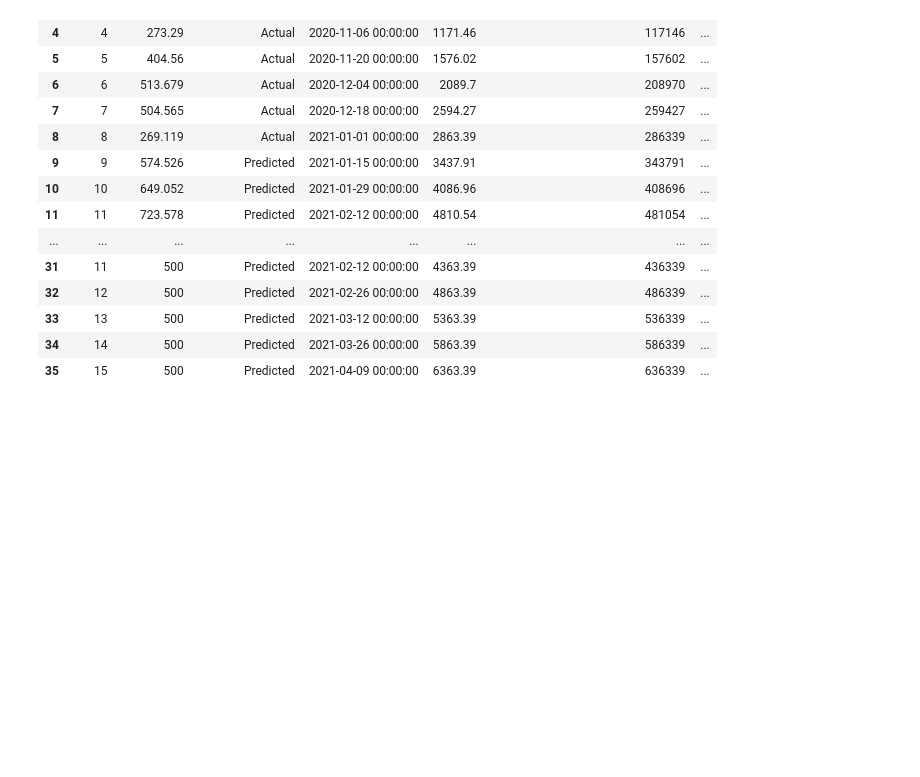
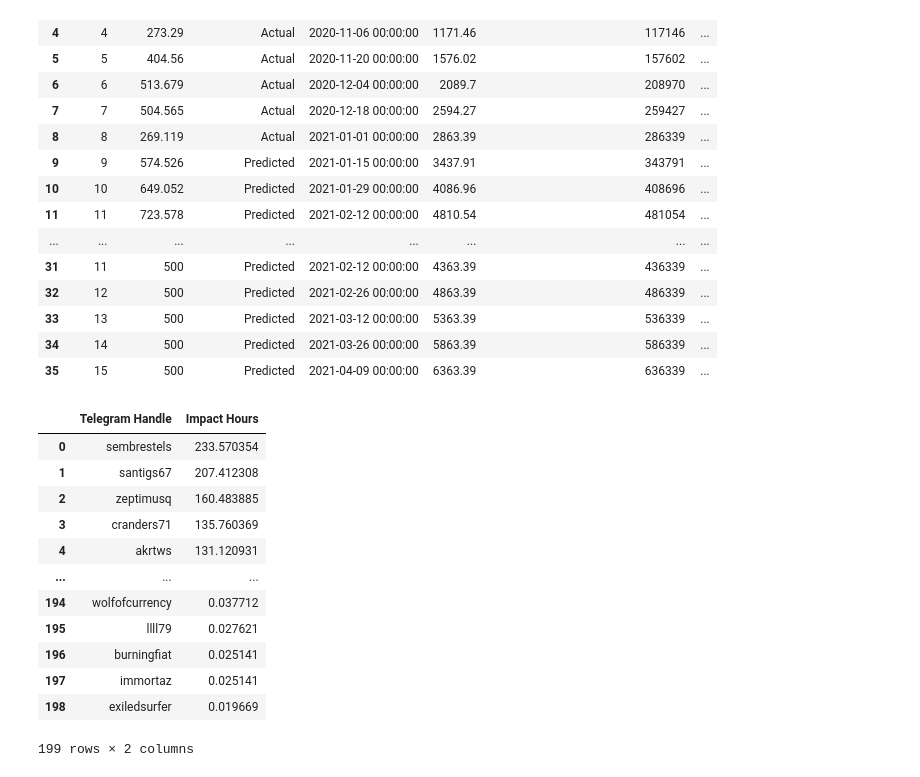
Before and after one commit to CommonsBuild/tec-lab, a Jupyter notebook: Lab5/hatch-parameters.ipynb, the cells around one changed output. Saved outputs shown, nothing was run; the diff lists cells and outputs as text; code cells hidden in the pictures; blank space fills up the shorter version.

```diff
--- a/Lab5/hatch-parameters.ipynb
+++ b/Lab5/hatch-parameters.ipynb
@@ -199,6 +197,22 @@ impact_hour_data
 | 33 | 13 | 500 | Predicted | 2021-03-12 00:00:00 | 5363.39 | 536339 | ... |
 | 34 | 14 | 500 | Predicted | 2021-03-26 00:00:00 | 5863.39 | 586339 | ... |
 | 35 | 15 | 500 | Predicted | 2021-04-09 00:00:00 | 6363.39 | 636339 | ... |
+# %%
+total_impact_hours
+# %% [output]
+|  | Telegram Handle | Impact Hours |
+| 0 | sembrestels | 233.570354 |
+| 1 | santigs67 | 207.412308 |
+| 2 | zeptimusq | 160.483885 |
+| 3 | cranders71 | 135.760369 |
+| 4 | akrtws | 131.120931 |
+| ... | ... | ... |
+| 194 | wolfofcurrency | 0.037712 |
+| 195 | llll79 | 0.027621 |
+| 196 | burningfiat | 0.025141 |
+| 197 | immortaz | 0.025141 |
+| 198 | exiledsurfer | 0.019669 |
+199 rows × 2 columns
 # %%
 hatch = Hatch()
 # %%
```
Also changed, not shown: parts of 3 cells of this notebook.
